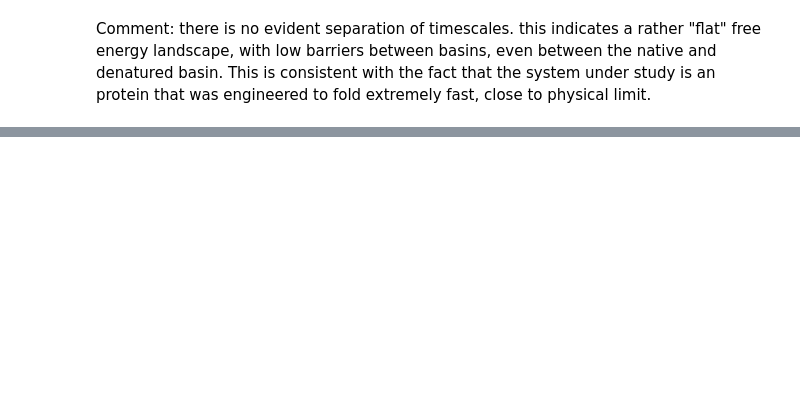
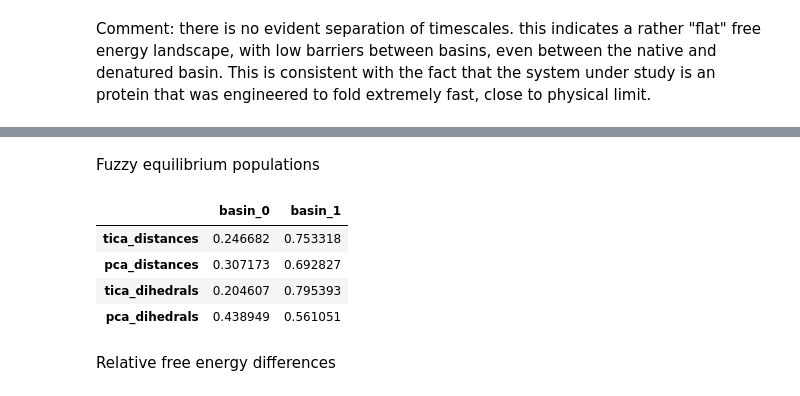
Before and after one commit to miriamzara/MSM, a Jupyter notebook: root/notebooks/step_4_NEW_analysis.ipynb, the cells around one changed output, grey strips where cells are left out. Drawn from its saved outputs; the diff is of its cells as text; code cells hidden in the pictures; blank space fills up the shorter version.

```diff
--- a/root/notebooks/step_4_NEW_analysis.ipynb
+++ b/root/notebooks/step_4_NEW_analysis.ipynb
@@ -732,0 +517,18 @@ transition_overlap
+# %%
+for i, name_i in enumerate(names):
+    for j, name_j in enumerate(names):
+        if i < j:
+            pi = pcca_probabilities_timeseries_dict[name_i]
+            pj = pcca_probabilities_timeseries_dict[name_j]
+
+            fig, ax = plt.subplots(figsize=(4, 4))
+            ax.scatter(pi, pj, s=1, alpha=0.05)
+
+            ax.set_xlabel(f"{name_i}: P(basin 1)")
+            ax.set_ylabel(f"{name_j}: P(basin 1)")
+            ax.set_title(f"{name_i} vs {name_j}")
+
+            ax.set_xlim(-0.05, 1.05)
+            ax.set_ylim(-0.05, 1.05)
+
+            plt.tight_layout()
@@ -732,0 +542,32 @@ transition_overlap
+# %% [markdown]
+Fuzzy equilibrium populations
+# %%
+state_populations_fuzzy = {}
+
+for name in names:
+    msm = msm_dict[name]
+    pi = msm.stationary_distribution
+    memberships = pcca_memberships_dict[name]
+
+    pops = pi @ memberships
+    state_populations_fuzzy[name] = pops
+
+
+
+population_df = pd.DataFrame(
+    {
+        name: state_populations_fuzzy[name]
+        for name in names
+    },
+    index=["basin_0", "basin_1"]
+).T
+
+population_df
+# %% [output]
+|  | basin_0 | basin_1 |
+| tica_distances | 0.246682 | 0.753318 |
+| pca_distances | 0.307173 | 0.692827 |
+| tica_dihedrals | 0.204607 | 0.795393 |
+| pca_dihedrals | 0.438949 | 0.561051 |
+# %% [markdown]
+Relative free energy differences
```
Also changed, not shown: parts of 72 cells of this notebook, 2 other files.
